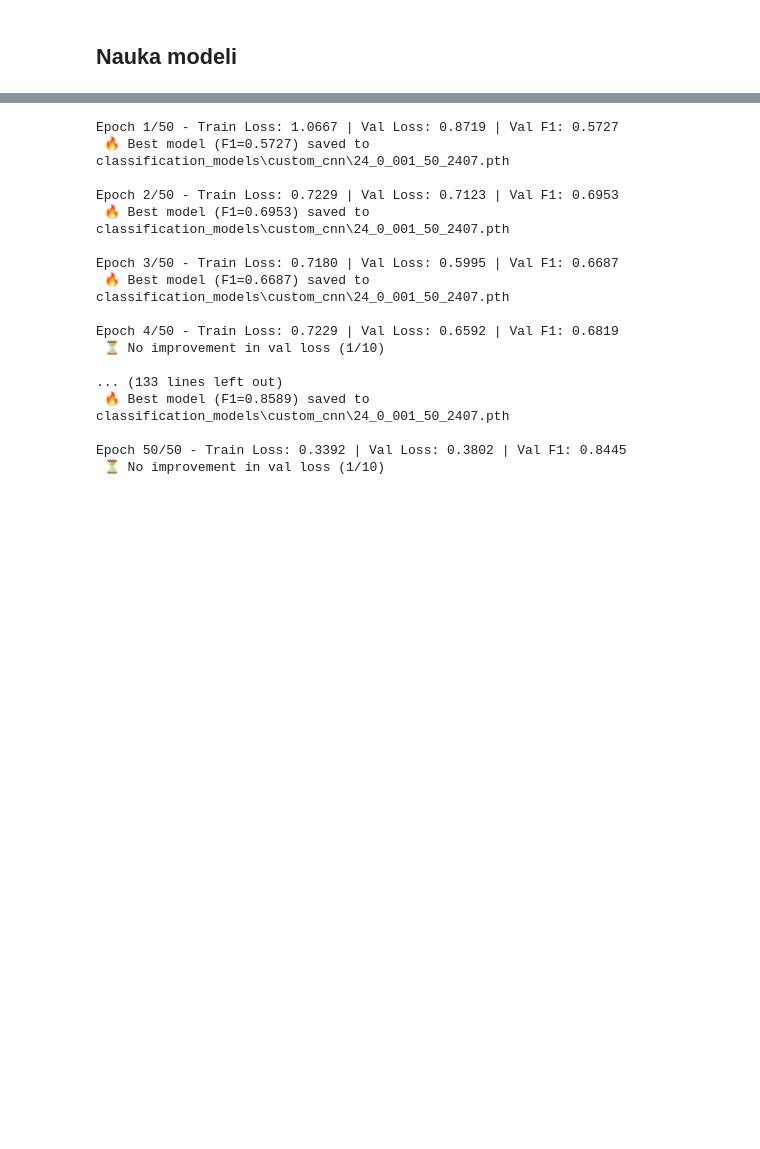
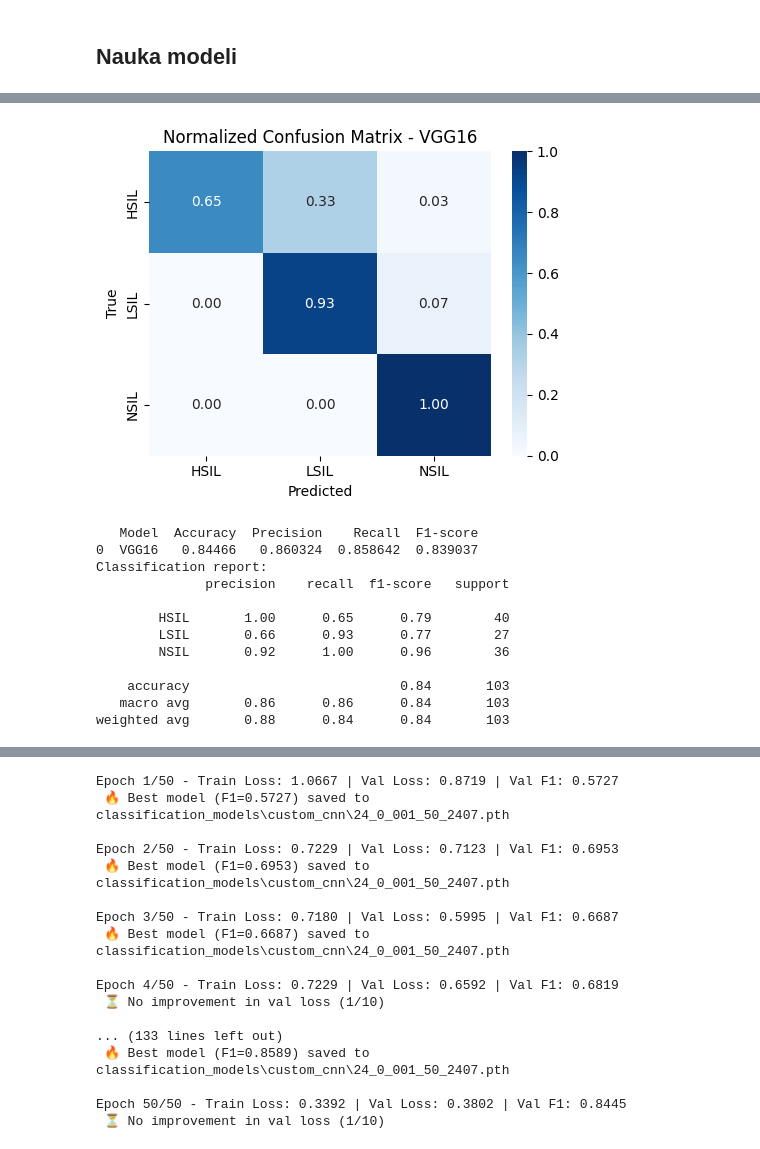
Before and after one commit to aleksandra0014/system-analizy-cytologicznej, a Jupyter notebook: classification/classification_models_train.ipynb, the cells around one changed output, grey strips where cells are left out. Saved outputs shown, nothing was run; the diff lists cells and outputs as text; code cells hidden in the pictures; blank space fills up the shorter version.

```diff
--- a/classification/classification_models_train.ipynb
+++ b/classification/classification_models_train.ipynb
@@ -330,0 +89,17 @@ Fold 4 F1 Score: 0.8865
+# %%
+test_loader = DataLoader(test_dataset)
+test_model(r'classification_models\vgg16\16_0_001_50_0308.pth', test_loader, architecture='vgg16', model_label='VGG16')
+# %% [output]
+[figure, added]
+   Model  Accuracy  Precision    Recall  F1-score
+0  VGG16   0.84466   0.860324  0.858642  0.839037
+Classification report:
+              precision    recall  f1-score   support
+
+        HSIL       1.00      0.65      0.79        40
+        LSIL       0.66      0.93      0.77        27
+        NSIL       0.92      1.00      0.96        36
+
+    accuracy                           0.84       103
+   macro avg       0.86      0.86      0.84       103
+weighted avg       0.88      0.84      0.84       103
```
Also changed, not shown: parts of 21 cells of this notebook, 13 other files.
